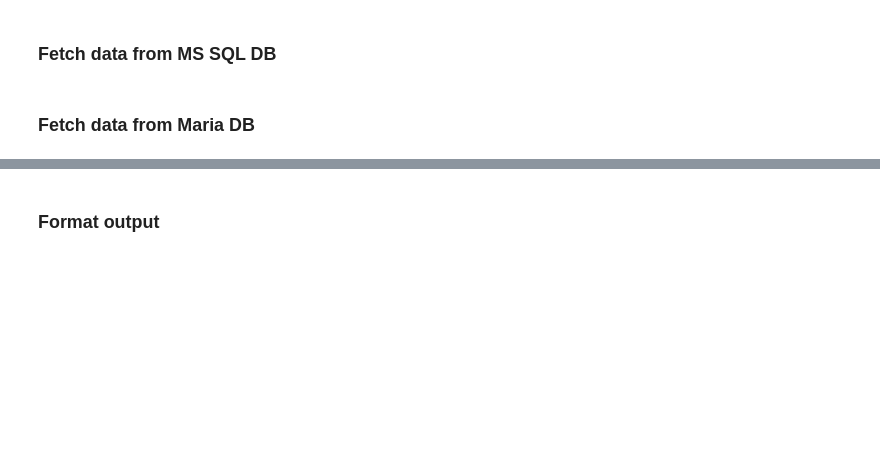
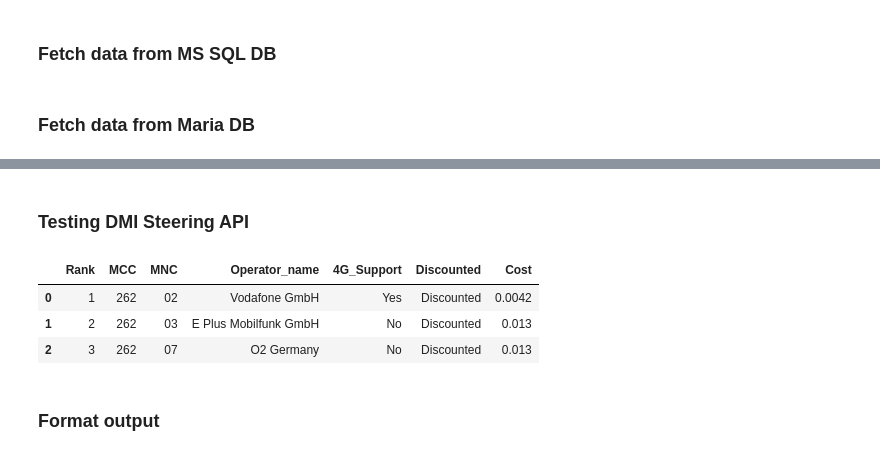
Before and after one commit to balobinp/RB_BD, a Jupyter notebook: RB_Desctop_Python3.ipynb, the cells around one changed output, grey strips where cells are left out. Drawn from its saved outputs; the diff is of its cells as text; code cells hidden in the pictures; blank space fills up the shorter version.

```diff
--- a/RB_Desctop_Python3.ipynb
+++ b/RB_Desctop_Python3.ipynb
@@ -141,3 +149,25 @@ else:
+# %% [markdown]
+### Testing DMI Steering API
+# %%
+import requests
+from pandas import DataFrame
+from bs4 import BeautifulSoup
+url = 'http://roamdb.roamability.com/SteeringAPI/Test'
+payload = {'SponsorIMSI':'425019613990511',
+           'RealIMSI':'425019613990511',
+           'Mcc':'262',
+           'SessionID':'1234567'}
+response = requests.post(url,payload)
+soup = BeautifulSoup(response.text, 'xml')
+net_list = []
+for net in soup.find_all('Network'):
+    net_list.append([net.Rank.text,net.Mcc.text,net.Mnc.text,net.Name.text,net.Support4G.text,net.Discounted.text,net.Cost.text])
+DataFrame(net_list,columns=['Rank','MCC','MNC','Operator_name','4G_Support','Discounted','Cost'])
+# %% [output]
+|  | Rank | MCC | MNC | Operator_name | 4G_Support | Discounted | Cost |
+| 0 | 1 | 262 | 02 | Vodafone GmbH | Yes | Discounted | 0.0042 |
+| 1 | 2 | 262 | 03 | E Plus Mobilfunk GmbH | No | Discounted | 0.013 |
+| 2 | 3 | 262 | 07 | O2 Germany | No | Discounted | 0.013 |
 # %% [markdown]
  ### Format output
 # %%
```
Also changed, not shown: parts of 26 cells of this notebook, 2 other files.
